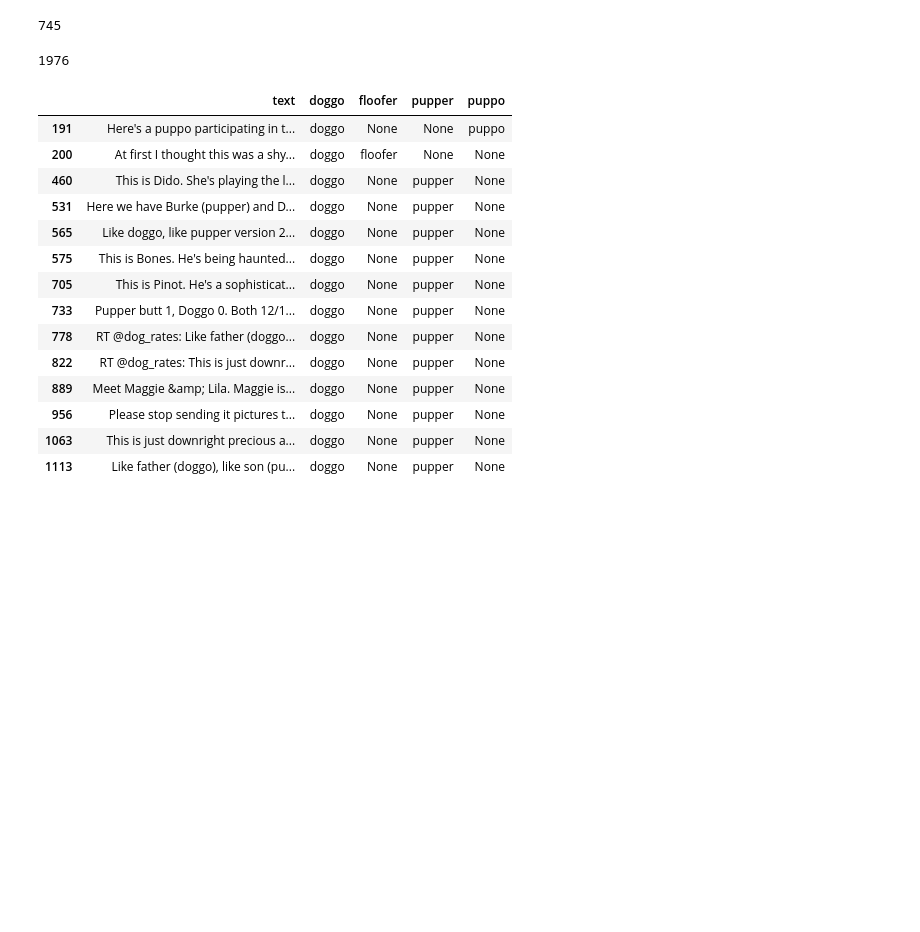
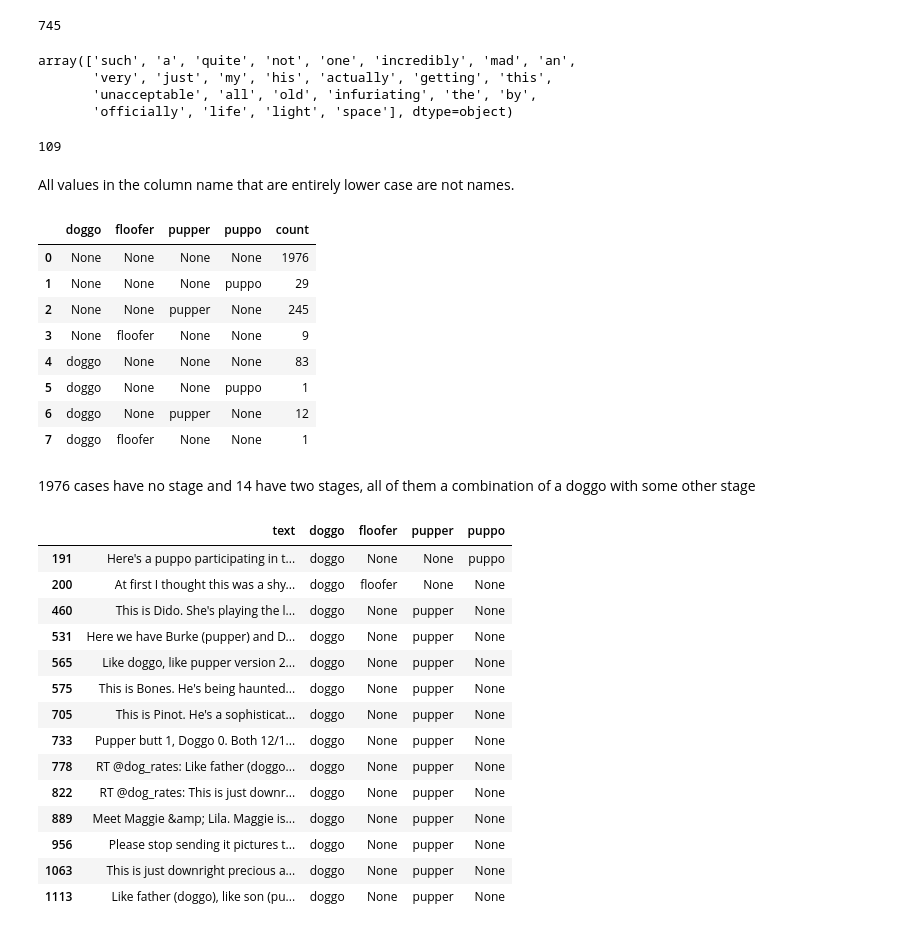
Before and after one commit to Victoriapm/We-Rate-Dogs_Twitter_Data_Wrangling, a Jupyter notebook: wrangle_act.ipynb, the cells around one changed output. Saved outputs shown, nothing was run; the diff lists cells and outputs as text; code cells hidden in the pictures; blank space fills up the shorter version.

```diff
--- a/wrangle_act.ipynb
+++ b/wrangle_act.ipynb
@@ -346,9 +367,34 @@ df_archive.duplicated().sum()
 df_archive[df_archive['name']=='None'].shape[0]
 # %% [output]
 745
+# %%
+# Check names that start with a lower case
+df_archive[df_archive['name'].str.islower()].name.unique()
+# %% [output]
+array(['such', 'a', 'quite', 'not', 'one', 'incredibly', 'mad', 'an',
+       'very', 'just', 'my', 'his', 'actually', 'getting', 'this',
+       'unacceptable', 'all', 'old', 'infuriating', 'the', 'by',
+       'officially', 'life', 'light', 'space'], dtype=object)
 # %%
-# Count dogs with no stage
-df_archive[(df_archive['doggo']=='None') & (df_archive['floofer']=='None') & (df_archive['pupper']=='None') & (df_archive['puppo']=='None')].shape[0]
+# Count dogs with invalid name
+df_archive[df_archive['name'].str.islower()].shape[0]
 # %% [output]
-1976
+109
+# %% [markdown]
+All values in the column name that are entirely lower case are not names.
+# %%
+# check distributions of dog stages
+df_archive.groupby(["doggo", "floofer", "pupper", "puppo"]).size().reset_index().rename(columns={0: "count"})
+# %% [output]
+|  | doggo | floofer | pupper | puppo | count |
+| 0 | None | None | None | None | 1976 |
+| 1 | None | None | None | puppo | 29 |
+| 2 | None | None | pupper | None | 245 |
+| 3 | None | floofer | None | None | 9 |
+| 4 | doggo | None | None | None | 83 |
+| 5 | doggo | None | None | puppo | 1 |
+| 6 | doggo | None | pupper | None | 12 |
+| 7 | doggo | floofer | None | None | 1 |
+# %% [markdown]
+1976 cases have no stage and 14 have two stages, all of them a combination of a doggo with some other stage
 # %%
```
Also changed, not shown: parts of 105 cells of this notebook, 1 other file.
